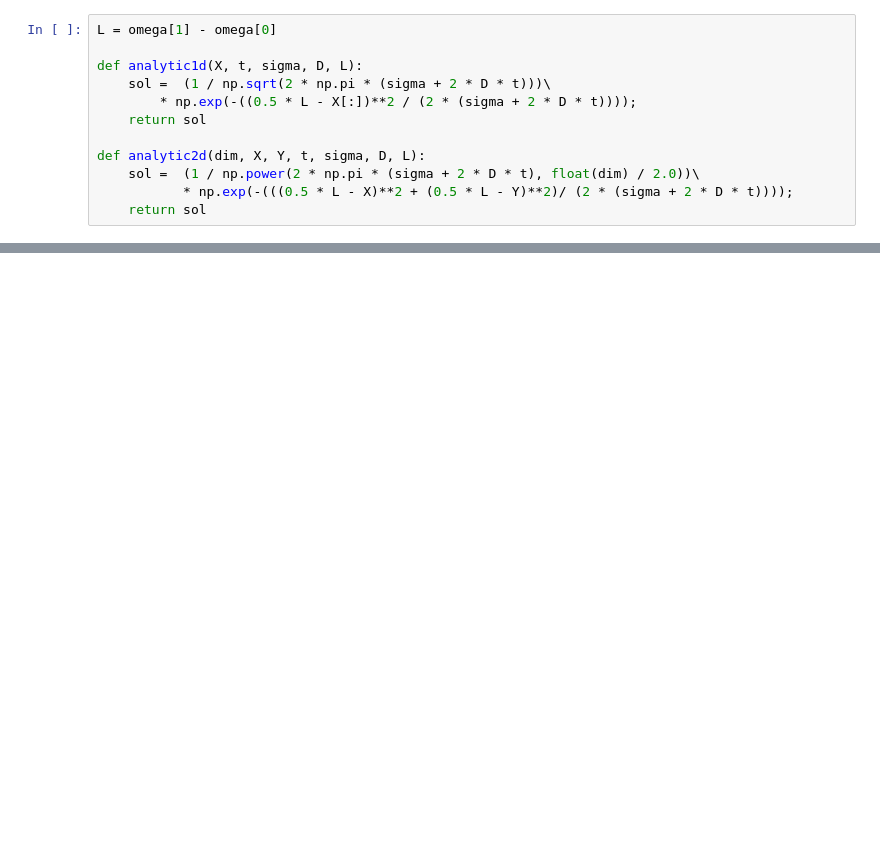
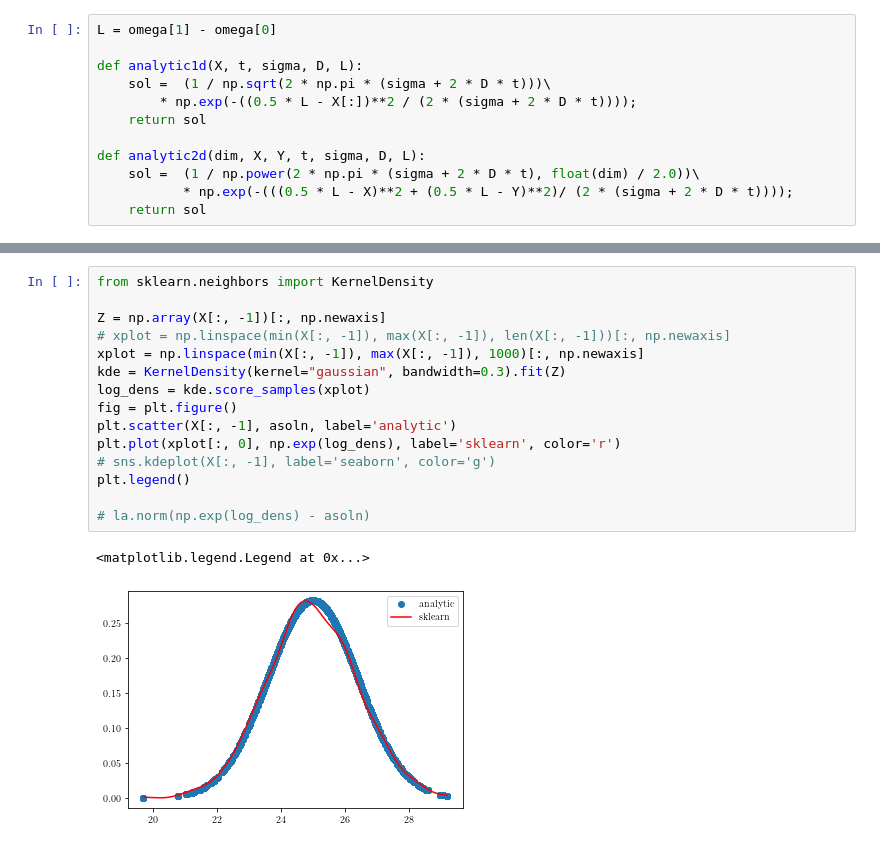
Before and after one commit to mschmidt271/cpp_particleCode, a Jupyter notebook: src/unit_test/physics/diffusion/utils/1d_rw_verify.ipynb, the cells around one changed output, grey strips where cells are left out. Drawn from its saved outputs; the diff is of its cells as text; blank space fills up the shorter version.

```diff
--- a/src/unit_test/physics/diffusion/utils/1d_rw_verify.ipynb
+++ b/src/unit_test/physics/diffusion/utils/1d_rw_verify.ipynb
@@ -148,0 +138,18 @@ def analytic2d(dim, X, Y, t, sigma, D, L):
+# %%
+from sklearn.neighbors import KernelDensity
+
+Z = np.array(X[:, -1])[:, np.newaxis]
+# xplot = np.linspace(min(X[:, -1]), max(X[:, -1]), len(X[:, -1]))[:, np.newaxis]
+xplot = np.linspace(min(X[:, -1]), max(X[:, -1]), 1000)[:, np.newaxis]
+kde = KernelDensity(kernel="gaussian", bandwidth=0.3).fit(Z)
+log_dens = kde.score_samples(xplot)
+fig = plt.figure()
+plt.scatter(X[:, -1], asoln, label='analytic')
+plt.plot(xplot[:, 0], np.exp(log_dens), label='sklearn', color='r')
+# sns.kdeplot(X[:, -1], label='seaborn', color='g')
+plt.legend()
+
+# la.norm(np.exp(log_dens) - asoln)
+# %% [output]
+<matplotlib.legend.Legend at 0x...>
+[figure, added]
```
Also changed, not shown: parts of 17 cells of this notebook.
